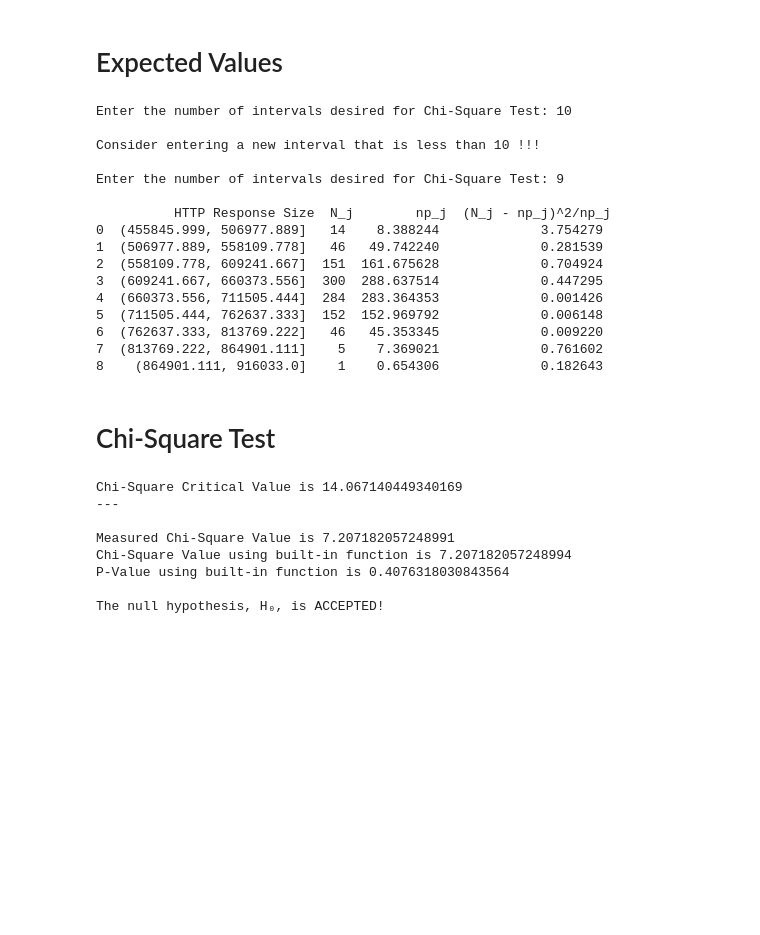
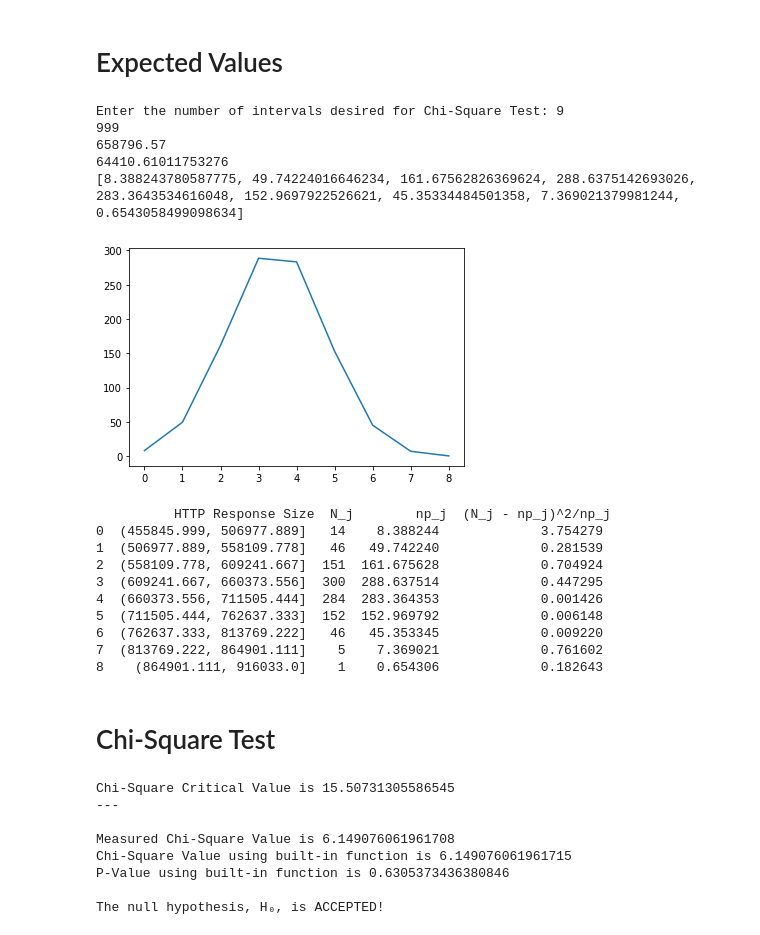
Before and after one commit to royruiz-dev/DataAutomation_SimComNets, a Jupyter notebook: SiMCN-Final-Task/SimComNet_FinalTask_Chi-square_Test.ipynb, the cells around one changed output. Saved outputs shown, nothing was run; the diff lists cells and outputs as text; code cells hidden in the pictures; blank space fills up the shorter version.

```diff
--- a/SiMCN-Final-Task/SimComNet_FinalTask_Chi-square_Test.ipynb
+++ b/SiMCN-Final-Task/SimComNet_FinalTask_Chi-square_Test.ipynb
@@ -97,54 +97,62 @@ while run:
            interval_range(), include_lowest=True)).count().to_frame('N_j').reset_index()
 
         n_pts = equi_distant_table['N_j'].sum() # number of data points (sum of occurrances)
-
+        print(n_pts)
         # Observed occurances of data is saved to csv file
         savetxt('observed_http_response_sizes.csv', equi_distant_table['N_j'], delimiter=',')
 
         # Here we calculate the pdf for each bin and multiply it by the total count to get expected frequency array
         expected_frequency = []
         for i in range(1, int(k) + 1, 1):
-            expected_frequency.append(n_pts * (norm.cdf(obs_min + i * interval_size, statistics.mean(y), statistics.stdev(y)) -
-                                               norm.cdf(obs_min + (i-1) * interval_size, statistics.mean(y), statistics.stdev(y))))
+            expected_frequency.append(n_pts * (norm.cdf(obs_min + i * interval_size, loc = statistics.mean(y), scale=statistics.stdev(y)) -
+                                                       norm.cdf(obs_min + (i-1) * interval_size, loc = statistics.mean(y), scale=statistics.stdev(y))))
+            #print(obs_min + i * interval_size)
+        print(statistics.mean(y))
+        print(statistics.stdev(y))
+        print(expected_frequency)
+        plt.plot(expected_frequency)
+        plt.show()
 
         if (k >= 3 and (min(expected_frequency) >= (5 * np_j_less_than_5(expected_frequency))/int(k))):
             equi_distant_table['np_j'] = np.array(expected_frequency)
             equi_distant_table['(N_j - np_j)^2/np_j'] = ((equi_distant_table['N_j'] -
                                                           equi_distant_table['np_j'])**2)/equi_distant_table['np_j']
 
             print("\n", equi_distant_table)
 
             # Expected frequency of data is saved to csv file
             savetxt('expected_http_response_sizes.csv', equi_distant_table['np_j'], delimiter=',')
+            run = False
         else:
             raise Exception
 
     except:
         if (k < 3):
             print(f"\nConsider entering a new interval that is at least 3 !!!")
         else:
             print(f"\nConsider entering a new interval that is less than {int(k)} !!!")
-        continue
+            run = False
+#         continue
 
-    else:
-        run = False
+#     else:
+#         run = False
 # %% [output]
-Enter the number of intervals desired for Chi-Square Test: 10
-
-Consider entering a new interval that is less than 10 !!!
-
 Enter the number of intervals desired for Chi-Square Test: 9
-
-          HTTP Response Size  N_j        np_j  (N_j - np_j)^2/np_j
-0  (455845.999, 506977.889]   14    8.388244             3.754279
-1  (506977.889, 558109.778]   46   49.742240             0.281539
-2  (558109.778, 609241.667]  151  161.675628             0.704924
-3  (609241.667, 660373.556]  300  288.637514             0.447295
-4  (660373.556, 711505.444]  284  283.364353             0.001426
-5  (711505.444, 762637.333]  152  152.969792             0.006148
-6  (762637.333, 813769.222]   46   45.353345             0.009220
-7  (813769.222, 864901.111]    5    7.369021             0.761602
-8    (864901.111, 916033.0]    1    0.654306             0.182643
+999
+658796.57
+64410.61011753276
+[8.388243780587775, 49.74224016646234, 161.67562826369624, 288.6375142693026, 283.3643534616048, 152.9697922526621, 45.35334484501358, 7.369021379981244, 0.6543058499098634]
+[figure, added]
+          HTTP Response Size  N_j        np_j  (N_j - np_j)^2/np_j
+0  (455845.999, 506977.889]   14    8.388244             3.754279
+1  (506977.889, 558109.778]   46   49.742240             0.281539
+2  (558109.778, 609241.667]  151  161.675628             0.704924
+3  (609241.667, 660373.556]  300  288.637514             0.447295
+4  (660373.556, 711505.444]  284  283.364353             0.001426
+5  (711505.444, 762637.333]  152  152.969792             0.006148
+6  (762637.333, 813769.222]   46   45.353345             0.009220
+7  (813769.222, 864901.111]    5    7.369021             0.761602
+8    (864901.111, 916033.0]    1    0.654306             0.182643
 # %% [markdown]
 # Chi-Square Test
 # %%
@@ -175,11 +183,11 @@ print(f"P-Value using built-in function is {p}")
 if (chisq < crit): print("\nThe null hypothesis, H0, is ACCEPTED!".translate(SUB))
 else: print("\nThe null hypothesis, H0, is REJECTED!".translate(SUB))
 # %% [output]
-Chi-Square Critical Value is 14.067140449340169
+Chi-Square Critical Value is 15.50731305586545
 ---
 
-Measured Chi-Square Value is 7.207182057248991
-Chi-Square Value using built-in function is 7.207182057248994
-P-Value using built-in function is 0.4076318030843564
+Measured Chi-Square Value is 6.149076061961708
+Chi-Square Value using built-in function is 6.149076061961715
+P-Value using built-in function is 0.6305373436380846
 
 The null hypothesis, H₀, is ACCEPTED!
```
Also changed, not shown: parts of 1 cell of this notebook.
